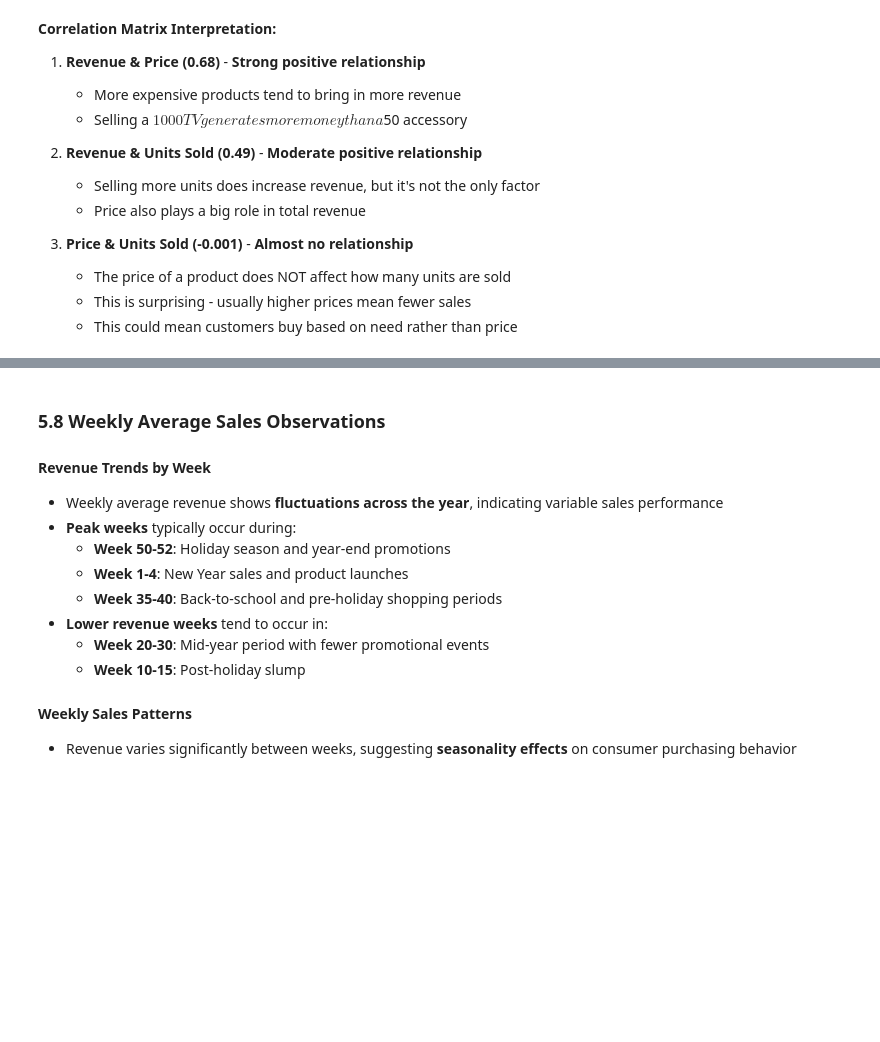
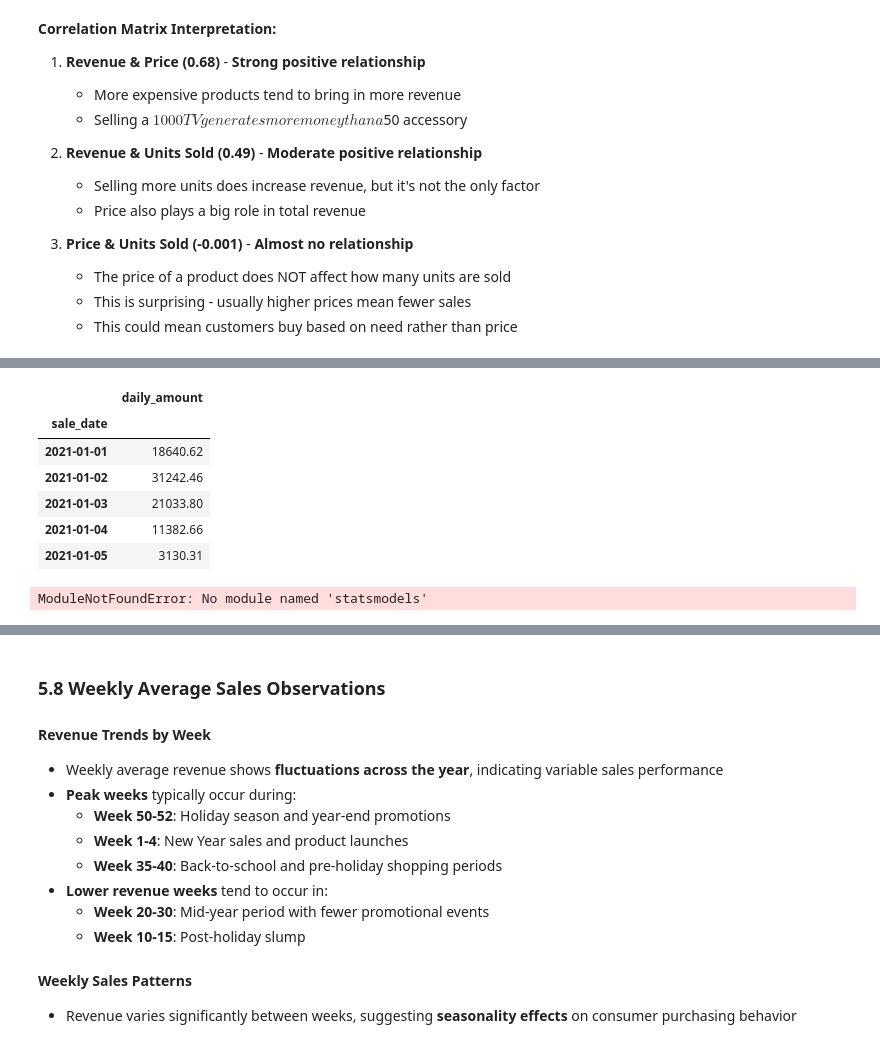
Before and after one commit to rizikilatifa/Samsung-Sales-Forecasting, a Jupyter notebook: Samsung Sales forecasting.ipynb, the cells around one changed output, grey strips where cells are left out. Saved outputs shown, nothing was run; the diff lists cells and outputs as text; code cells hidden in the pictures; blank space fills up the shorter version.

```diff
--- a/Samsung Sales forecasting.ipynb
+++ b/Samsung Sales forecasting.ipynb
@@ -822,0 +916,29 @@ corr_matrix
+# %%
+# Set sale_date as index for time series resampling
+daily_sales = data.set_index('sale_date')['revenue_usd'].resample('D').sum().to_frame().rename(columns={'revenue_usd': 'daily_amount'})
+daily_sales.head()
+# %% [output]
+|  | daily_amount |
+| sale_date |  |
+| 2021-01-01 | 18640.62 |
+| 2021-01-02 | 31242.46 |
+| 2021-01-03 | 21033.80 |
+| 2021-01-04 | 11382.66 |
+| 2021-01-05 | 3130.31 |
+# %%
+from statsmodels.tsa.stattools import adfulleer
+
+# Run ADF test on daily sales
+result = afuller(daily_sale['daily_amount'])
+
+print('ADF Statistic: %' % result[0])
+print('p-value: %f' % result[1])
+for key, value in result[4].items():
+    print('Critical Value (%s): %3f' % (key, value))
+
+if result[1] <= 0.05:
+    print("=> The series is stationary (reject the null hypothesis).")
+else:
+    print("=> The series is non-stationary (fail to reject the null hypothesis).")
+# %% [output]
+ModuleNotFoundError: No module named 'statsmodels'
```
Also changed, not shown: parts of 8 cells of this notebook.
